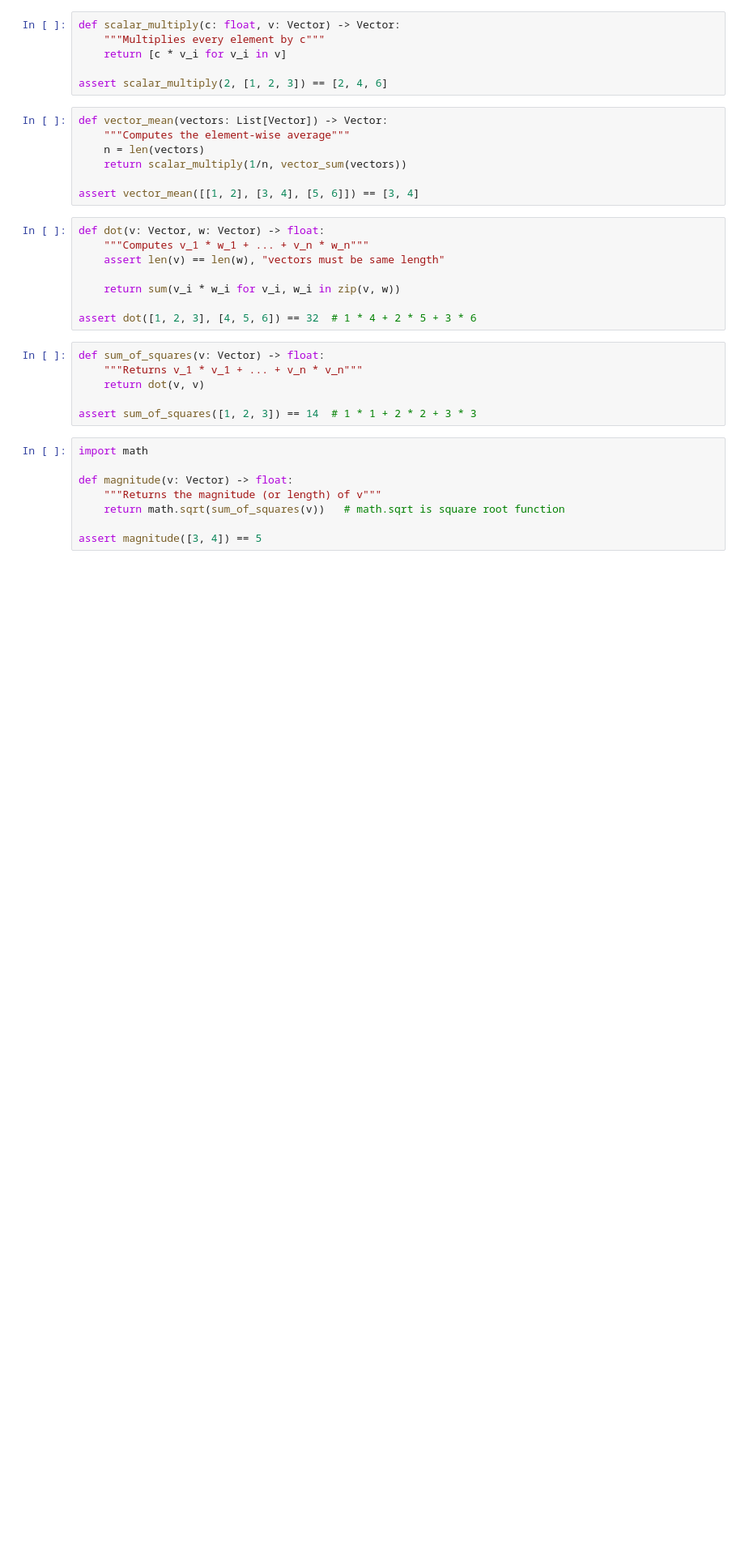
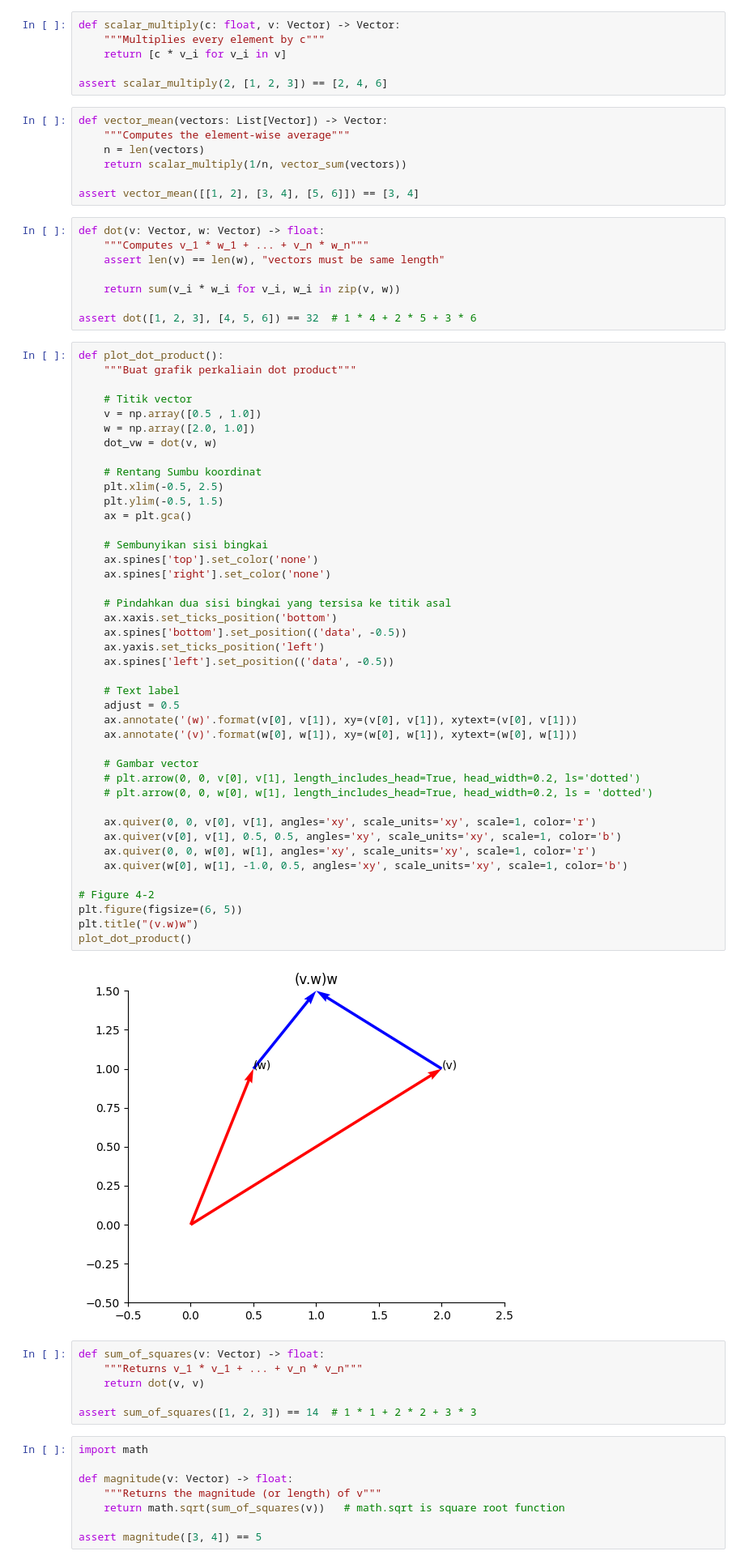
Before and after one commit to arityo182/Data-science-from-scratch, a Jupyter notebook: file ipynb/Chapter_4.ipynb, the cells around one changed output. Shown at 81% size. Saved outputs shown, nothing was run; the diff lists cells and outputs as text; blank space fills up the shorter version.

```diff
--- a/file ipynb/Chapter_4.ipynb
+++ b/file ipynb/Chapter_4.ipynb
@@ -64,6 +166,50 @@ def dot(v: Vector, w: Vector) -> float:
     return sum(v_i * w_i for v_i, w_i in zip(v, w))
 
 assert dot([1, 2, 3], [4, 5, 6]) == 32  # 1 * 4 + 2 * 5 + 3 * 6
+# %%
+def plot_dot_product():
+    """Buat grafik perkaliain dot product"""
+
+    # Titik vector
+    v = np.array([0.5 , 1.0])
+    w = np.array([2.0, 1.0])
+    dot_vw = dot(v, w)
+
+    # Rentang Sumbu koordinat
+    plt.xlim(-0.5, 2.5)
+    plt.ylim(-0.5, 1.5)
+    ax = plt.gca()
+
+    # Sembunyikan sisi bingkai
+    ax.spines['top'].set_color('none')
+    ax.spines['right'].set_color('none')
+
+    # Pindahkan dua sisi bingkai yang tersisa ke titik asal
+    ax.xaxis.set_ticks_position('bottom')
+    ax.spines['bottom'].set_position(('data', -0.5))
+    ax.yaxis.set_ticks_position('left')
+    ax.spines['left'].set_position(('data', -0.5))
+
+    # Text label
+    adjust = 0.5
+    ax.annotate('(w)'.format(v[0], v[1]), xy=(v[0], v[1]), xytext=(v[0], v[1]))
+    ax.annotate('(v)'.format(w[0], w[1]), xy=(w[0], w[1]), xytext=(w[0], w[1]))
+
+    # Gambar vector
+    # plt.arrow(0, 0, v[0], v[1], length_includes_head=True, head_width=0.2, ls='dotted')
+    # plt.arrow(0, 0, w[0], w[1], length_includes_head=True, head_width=0.2, ls = 'dotted')
+
+    ax.quiver(0, 0, v[0], v[1], angles='xy', scale_units='xy', scale=1, color='r')
+    ax.quiver(v[0], v[1], 0.5, 0.5, angles='xy', scale_units='xy', scale=1, color='b')
+    ax.quiver(0, 0, w[0], w[1], angles='xy', scale_units='xy', scale=1, color='r')
+    ax.quiver(w[0], w[1], -1.0, 0.5, angles='xy', scale_units='xy', scale=1, color='b')
+
+# Figure 4-2
+plt.figure(figsize=(6, 5))
+plt.title("(v.w)w")
+plot_dot_product()
+# %% [output]
+[figure, added]
 # %%
 def sum_of_squares(v: Vector) -> float:
     """Returns v_1 * v_1 + ... + v_n * v_n"""
```
Also changed, not shown: parts of 3 cells of this notebook, 17 other files.
